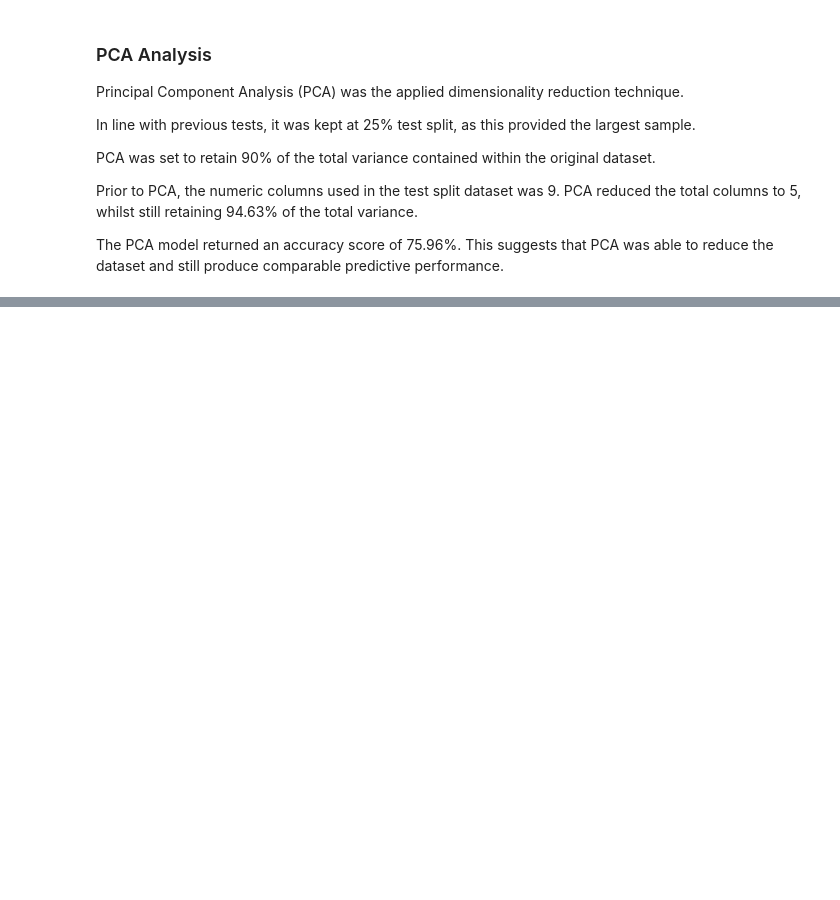
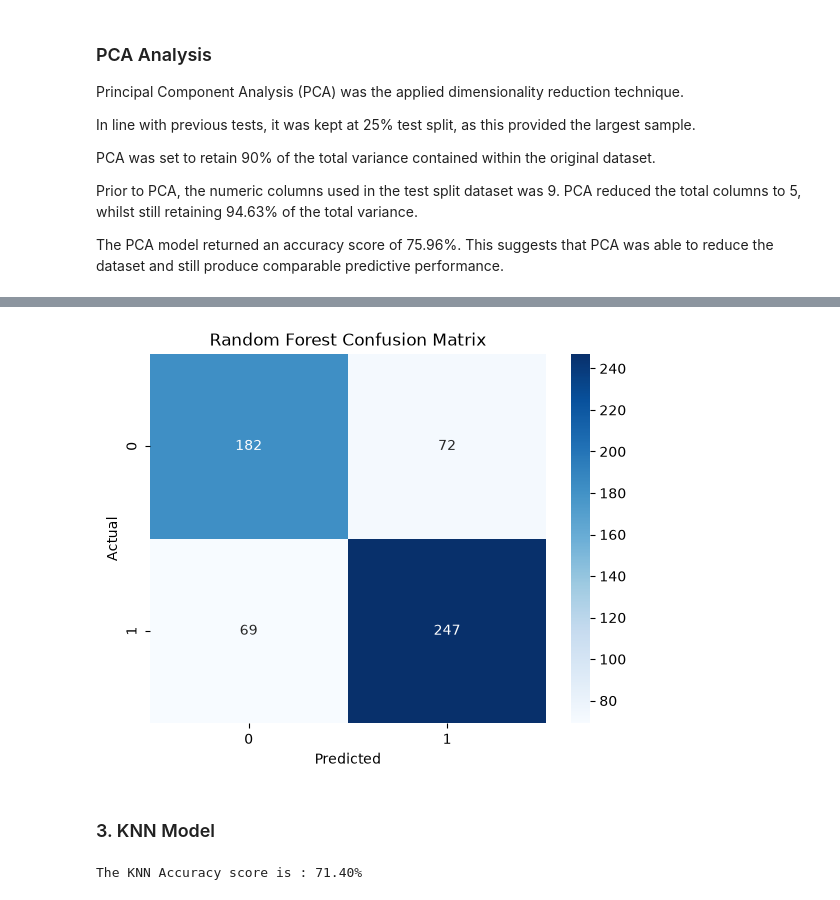
Before and after one commit to sba26096-CiaranLynch/Machine_Learning, a Jupyter notebook: CA1_Machine_Learning.ipynb, the cells around one changed output, grey strips where cells are left out. Cells and saved outputs as stored; diff of their text form; code cells hidden in the pictures; blank space fills up the shorter version.

```diff
--- a/CA1_Machine_Learning.ipynb
+++ b/CA1_Machine_Learning.ipynb
@@ -1300,0 +1323,9 @@ PCA also demonstrated that dimensionality reduction can maintain comparable pred
+# %%
+#Create a RandomForest Classifier
+rf = RandomForestClassifier(n_estimators = 1000)
+
+#Train the model using the training sets
+rf.fit(X_train,
+       y_train)
+
+y_pred_rf = rf.predict(X_test)
@@ -1300,0 +1356,24 @@ PCA also demonstrated that dimensionality reduction can maintain comparable pred
+# %%
+from sklearn.metrics import confusion_matrix
+
+# Call a method predict by using an object classifier 'cls_svm'
+y_predict = rf.predict(X_test)
+
+# Calculate cm by calling a method named as 'confusion_matrix'
+cm = confusion_matrix(y_test, y_predict)
+
+# Call a method heatmap() to plot confusion matrix
+sns.heatmap(cm,
+            annot = True,
+            fmt='d',
+            cmap='Blues')
+
+plt.title("Random Forest Confusion Matrix")
+plt.xlabel("Predicted")
+plt.ylabel("Actual")
+
+plt.show()
+# %% [output]
+[figure, added]
+# %% [markdown]
+### 3. KNN Model
@@ -1300,0 +1419,10 @@ PCA also demonstrated that dimensionality reduction can maintain comparable pred
+# %%
+# Print Accuracy rounded upto 2 decimal places
+knn_score = accuracy_score(
+    y_test,
+    y_pred_knn)
+
+
+print(f"The KNN Accuracy score is : {knn_score:.2%} ")
+# %% [output]
+The KNN Accuracy score is : 71.40%
```
Also changed, not shown: parts of 65 cells of this notebook, 1 other file.
